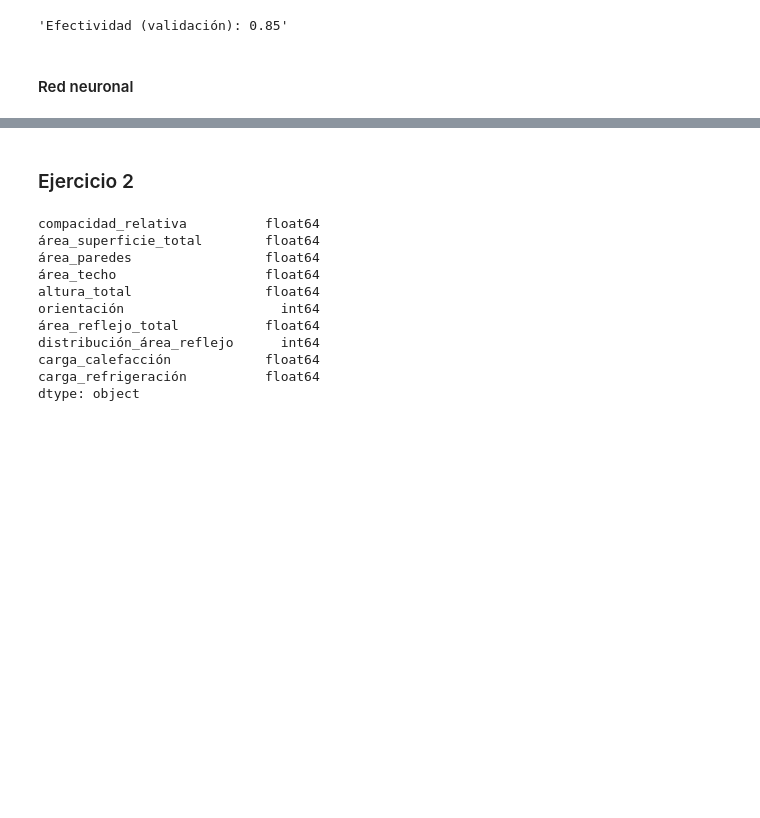
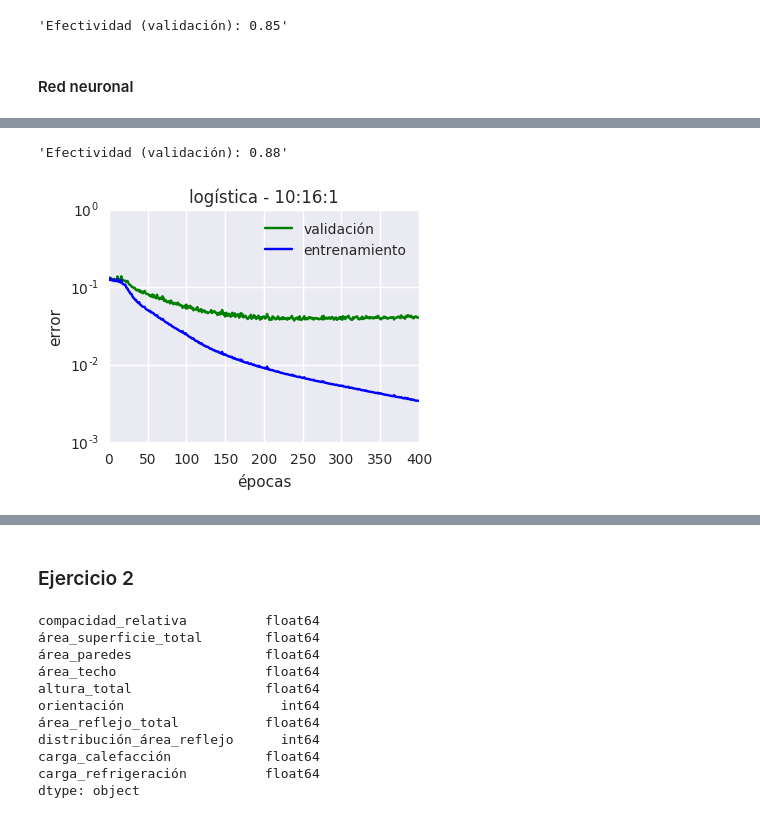
Before and after one commit to matiasbattocchia/redes-neuronales, a Jupyter notebook: tp1/TP 1.ipynb, the cells around one changed output, grey strips where cells are left out. Cells and saved outputs as stored; diff of their text form; code cells hidden in the pictures; blank space fills up the shorter version.

```diff
--- a/tp1/TP 1.ipynb
+++ b/tp1/TP 1.ipynb
@@ -614,0 +601,12 @@ Error absoluto medio (validación): 2.34
+# %%
+experimento(
+    figura=True,
+    épocas=400,
+    capas_ocultas=(16,),
+    aprendizaje=1e-1,
+    activación=logística,
+    lote=1
+)
+# %% [output]
+'Efectividad (validación): 0.88'
+[figure, added]
```
Also changed, not shown: parts of 61 cells of this notebook.
